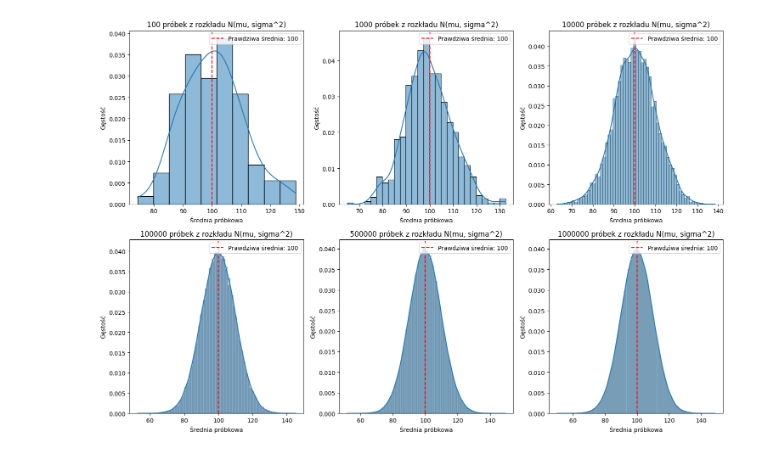
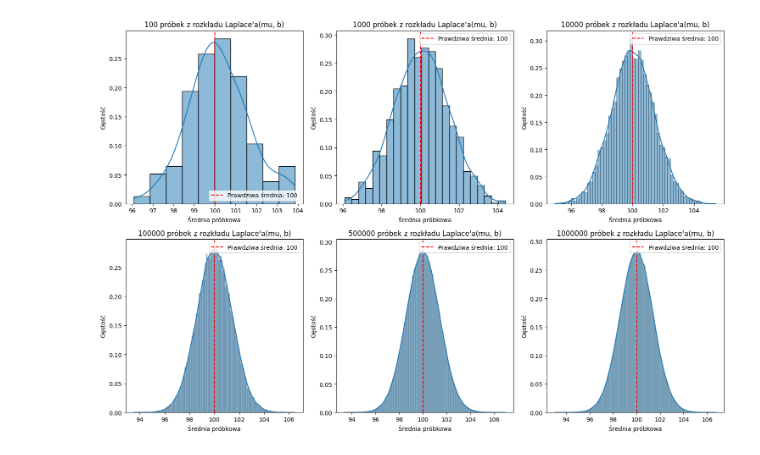
Before and after one commit to CrustyCracker/Statistics-Projects, a Jupyter notebook: PROJEKT-2/Problem 3.ipynb, the cells around one changed output. Cells and saved outputs as stored; diff of their text form; code cells hidden in the pictures.

```diff
--- a/PROJEKT-2/Problem 3.ipynb
+++ b/PROJEKT-2/Problem 3.ipynb
@@ -1,33 +1,33 @@
 # %%
 import numpy as np
 import seaborn as sns
-
 import matplotlib.pyplot as plt
 
 # Parametry rozkładu
 mu = 100  # Prawdziwa średnia
-sigma = 10  # odchylenie standardowe
+b = 10  # Skala (równoważnik odchylenia standardowego dla rozkładu normalnego)
+n = 100
 
 fig, axes = plt.subplots(2, 3, figsize=(15, 10))
 
 for i, num_samples in enumerate([100, 1000, 10000, 100000, 500000, 1000000]):
     # Generowanie próbek i estymacja średniej
     sample_means = []
     for _ in range(num_samples):
-        sample = np.random.normal(mu, sigma, 1)
+        sample = np.random.laplace(mu, b, n)
         sample_mean = np.mean(sample)
         sample_means.append(sample_mean)
 
     # Wizualizacja rozkładu estymatorów średniej
     ax = axes[i // 3, i % 3]
     sns.histplot(sample_means, kde=True, stat="density", ax=ax)
-    ax.set_title(f"{num_samples} próbek z rozkładu N(mu, sigma^2)")
+    ax.set_title(f"{num_samples} próbek z rozkładu Laplace'a(mu, b)")
     ax.set_xlabel("Średnia próbkowa")
     ax.set_ylabel("Gęstość")
     ax.axvline(x=mu, color='r', linestyle='--', label=f'Prawdziwa średnia: {mu}')
     ax.legend()
 
 plt.tight_layout()
 plt.show()
 # %% [output]
-[figure, old version]
+[figure, new version]
```
Also changed, not shown: 3 other files.
